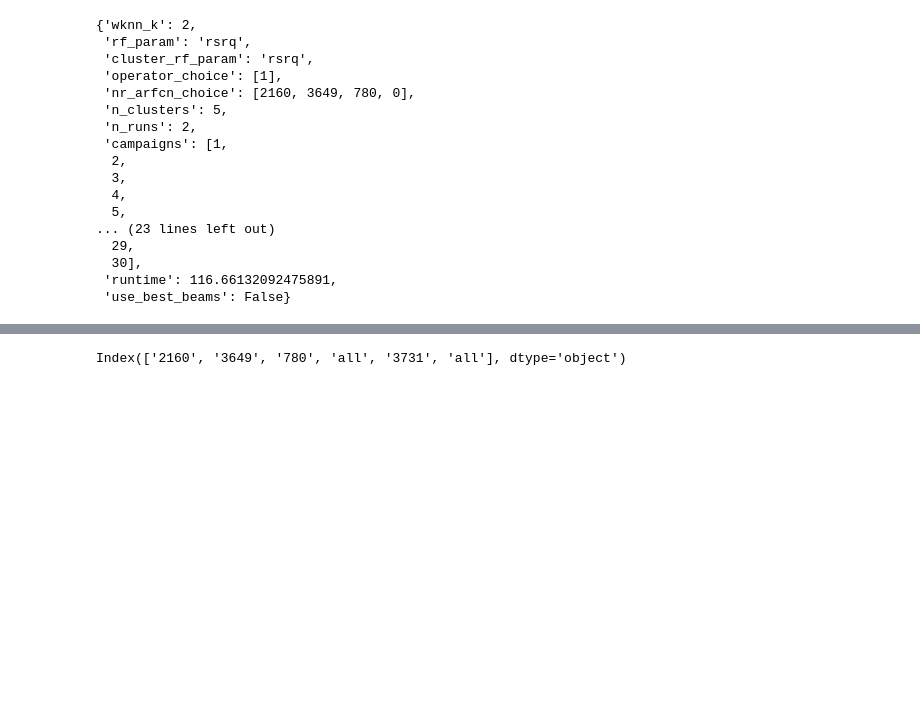
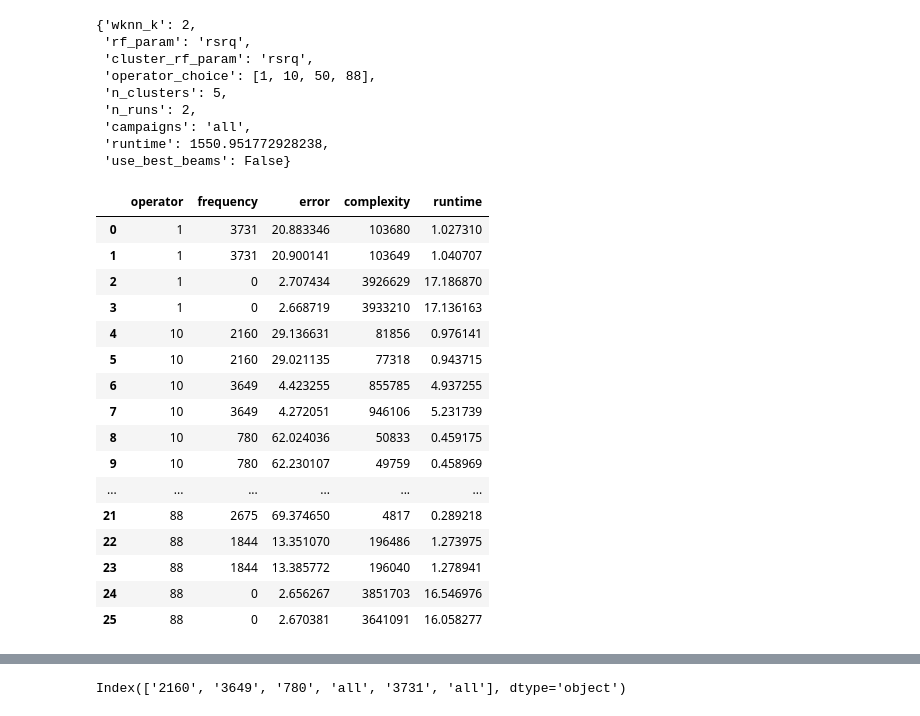
Before and after one commit to Andreas-Espelund/5G_localization, a Jupyter notebook: plotting/plot_frequency.ipynb, the cells around one changed output, grey strips where cells are left out. Drawn from its saved outputs; the diff is of its cells as text; code cells hidden in the pictures; blank space fills up the shorter version.

```diff
--- a/plotting/plot_frequency.ipynb
+++ b/plotting/plot_frequency.ipynb
@@ -6,16 +6,9 @@ import pandas as pd
 
 # Plot the accuracy
 
-dir = '../data/results/experiments/frequency_experiment_12'
+dir = '../data/results/experiments/frequency_experiment_16'
 
-errors_df = pd.read_csv(os.path.join(dir, 'errors.csv')).drop(columns=['Unnamed: 0'])
-entries_df = pd.read_csv(os.path.join(dir, 'entries.csv')).drop(columns=['Unnamed: 0'])
-
-# errors_df_control = pd.read_csv(os.path.join(dir, 'control_errors.csv')).drop(columns=['Unnamed: 0'])
-# entries_df_control = pd.read_csv(os.path.join(dir, 'control_entries.csv')).drop(columns=['Unnamed: 0'])
-
-errors_df_tim = pd.read_csv(os.path.join(dir, 'tim_errors.csv')).drop(columns=['Unnamed: 0'])
-entries_df_tim = pd.read_csv(os.path.join(dir, 'tim_entries.csv')).drop(columns=['Unnamed: 0'])
+data_df = pd.read_csv(os.path.join(dir, 'data.csv')).drop(columns=['Unnamed: 0'])
 
 with open(os.path.join(dir, 'config.json')) as f:
     config = json.load(f)
@@ -25,42 +18,33 @@ config
 {'wknn_k': 2,
  'rf_param': 'rsrq',
  'cluster_rf_param': 'rsrq',
- 'operator_choice': [1],
- 'nr_arfcn_choice': [2160, 3649, 780, 0],
+ 'operator_choice': [1, 10, 50, 88],
  'n_clusters': 5,
  'n_runs': 2,
- 'campaigns': [1,
-  2,
-  3,
-  4,
-  5,
-... (23 lines left out)
-  29,
-  30],
- 'runtime': 116.66132092475891,
+ 'campaigns': 'all',
+ 'runtime': 1550.951772928238,
  'use_best_beams': False}
 # %%
+data_df['operator'] = data_df['operator'].astype('int')
+data_df['complexity'] = data_df['complexity'].astype('int')
 
-from scripts.utils import operators_to_str, get_config
-
-# Plotting with capped runtime data
-param_str = f'RF Params: {config["rf_param"]}'
-operator_str = f'Operators: {operators_to_str(config["operator_choice"])}'
-title_string = f"wKNN with k-means clustering \n {param_str} * {operator_str} * {config['n_runs']} runs,"
-
-
-def rename_cols(df, star: bool = False) -> dict[int, str]:
-    if star:
-        return {col: 'all*' if int(col) == 0 else str(col) + "*" for col in df.columns}
-    return {col: 'all' if int(col) == 0 else str(col) for col in df.columns}
-
-
-errors_df = errors_df.rename(columns=rename_cols(errors_df))
-entries_df = entries_df.rename(columns=rename_cols(entries_df))
-errors_df_tim = errors_df_tim.rename(columns=rename_cols(errors_df_tim))
-entries_df_tim = entries_df_tim.rename(columns=rename_cols(entries_df_tim))
-
-
-def merge_alternate(list1, list2):
-    return [x for pair in zip(list1, list2) for x in pair]
+data_df
+# %% [output]
+|  | operator | frequency | error | complexity | runtime |
+| 0 | 1 | 3731 | 20.883346 | 103680 | 1.027310 |
+| 1 | 1 | 3731 | 20.900141 | 103649 | 1.040707 |
+| 2 | 1 | 0 | 2.707434 | 3926629 | 17.186870 |
+| 3 | 1 | 0 | 2.668719 | 3933210 | 17.136163 |
+| 4 | 10 | 2160 | 29.136631 | 81856 | 0.976141 |
+| 5 | 10 | 2160 | 29.021135 | 77318 | 0.943715 |
+| 6 | 10 | 3649 | 4.423255 | 855785 | 4.937255 |
+| 7 | 10 | 3649 | 4.272051 | 946106 | 5.231739 |
+| 8 | 10 | 780 | 62.024036 | 50833 | 0.459175 |
+| 9 | 10 | 780 | 62.230107 | 49759 | 0.458969 |
+| ... | ... | ... | ... | ... | ... |
+| 21 | 88 | 2675 | 69.374650 | 4817 | 0.289218 |
+| 22 | 88 | 1844 | 13.351070 | 196486 | 1.273975 |
+| 23 | 88 | 1844 | 13.385772 | 196040 | 1.278941 |
+| 24 | 88 | 0 | 2.656267 | 3851703 | 16.546976 |
+| 25 | 88 | 0 | 2.670381 | 3641091 | 16.058277 |
 # %%
```
Also changed, not shown: parts of 2 cells of this notebook, 5 other files.
